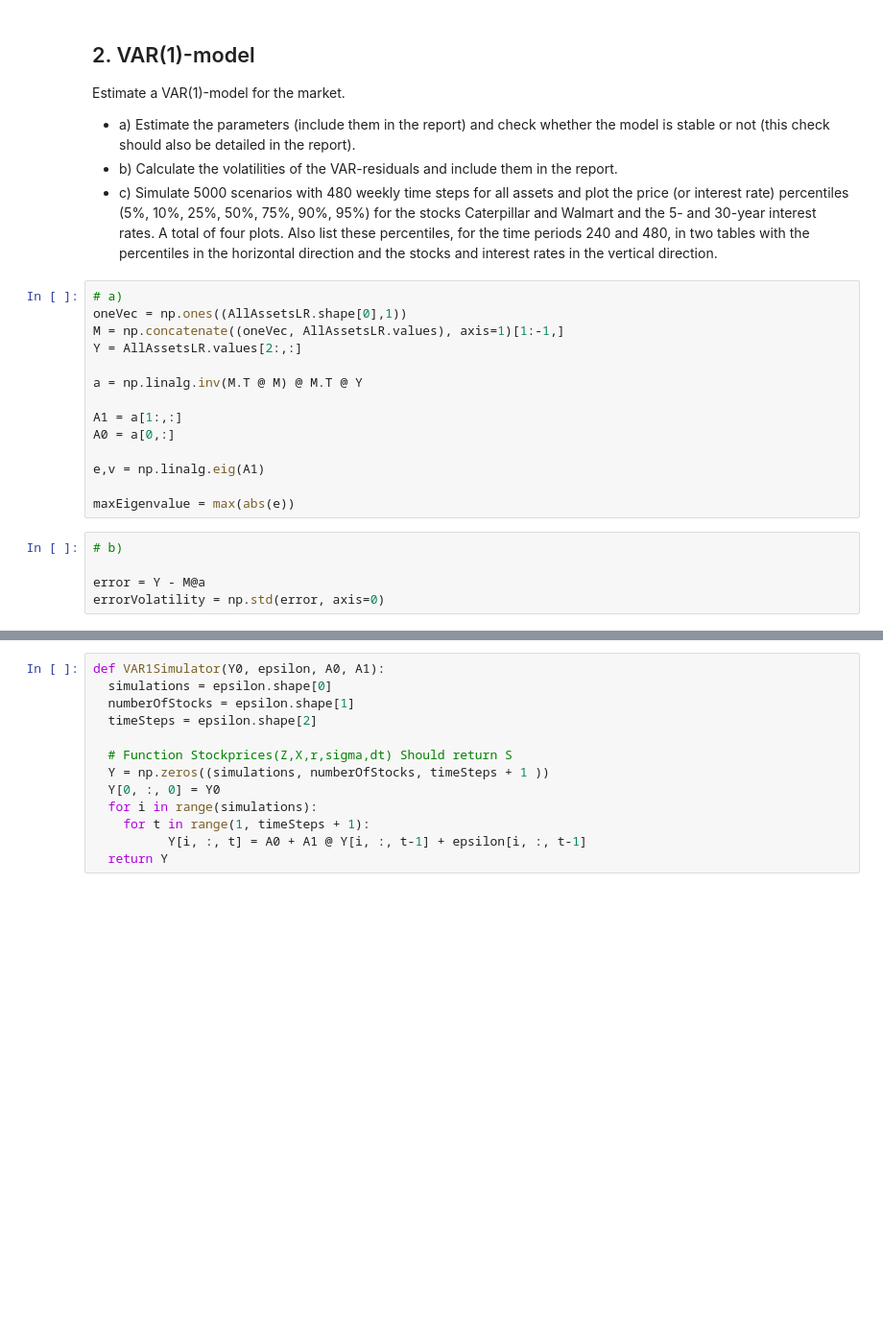
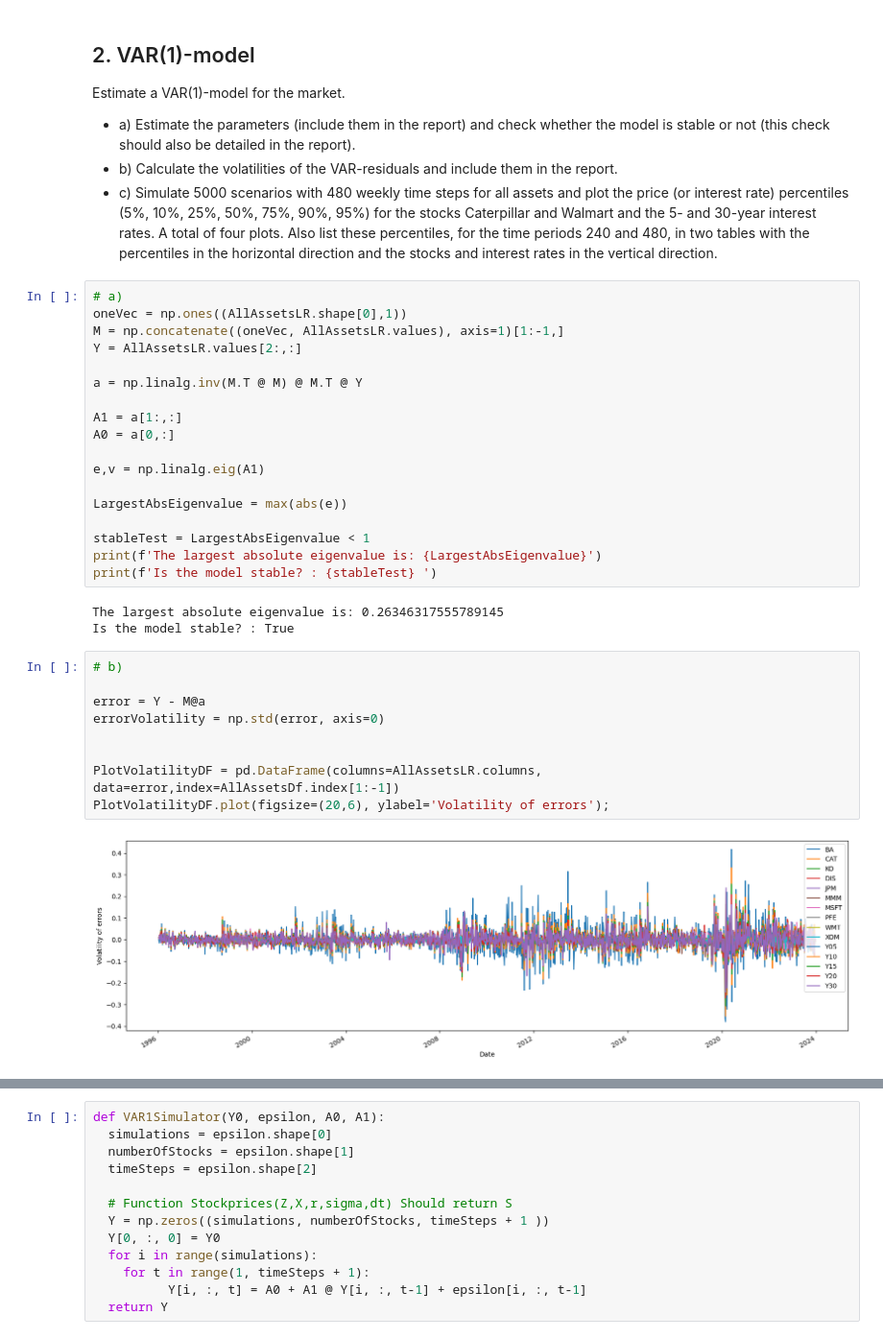
Before and after one commit to JohanHerbert/Lab2_ERM, a Jupyter notebook: Lab2_notebook.ipynb, the cells around one changed output, grey strips where cells are left out. Shown at 96% size. Drawn from its saved outputs; the diff is of its cells as text; blank space fills up the shorter version.

Commit message:
added plot to task 2b

```diff
--- a/Lab2_notebook.ipynb
+++ b/Lab2_notebook.ipynb
@@ -109,9 +109,22 @@ A0 = a[0,:]
 
 e,v = np.linalg.eig(A1)
 
-maxEigenvalue = max(abs(e))
+LargestAbsEigenvalue = max(abs(e))
+
+stableTest = LargestAbsEigenvalue < 1
+print(f'The largest absolute eigenvalue is: {LargestAbsEigenvalue}')
+print(f'Is the model stable? : {stableTest} ')
+# %% [output]
+The largest absolute eigenvalue is: 0.26346317555789145
+Is the model stable? : True
 # %%
 # b)
 
 error = Y - M@a
 errorVolatility = np.std(error, axis=0)
+
+
+PlotVolatilityDF = pd.DataFrame(columns=AllAssetsLR.columns, data=error,index=AllAssetsDf.index[1:-1])
+PlotVolatilityDF.plot(figsize=(20,6), ylabel='Volatility of errors');
+# %% [output]
+[figure, added]
```
Also changed, not shown: parts of 1 cell of this notebook.
